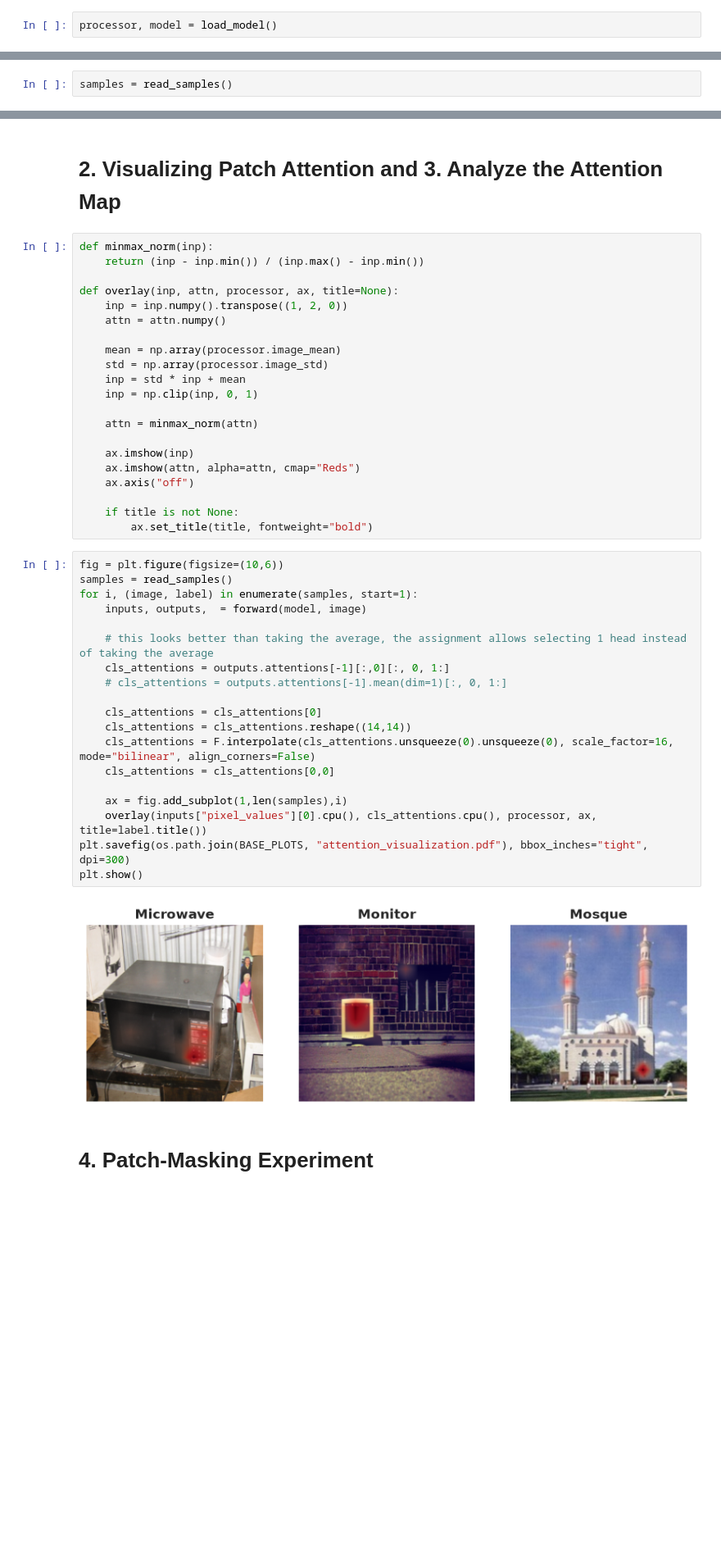
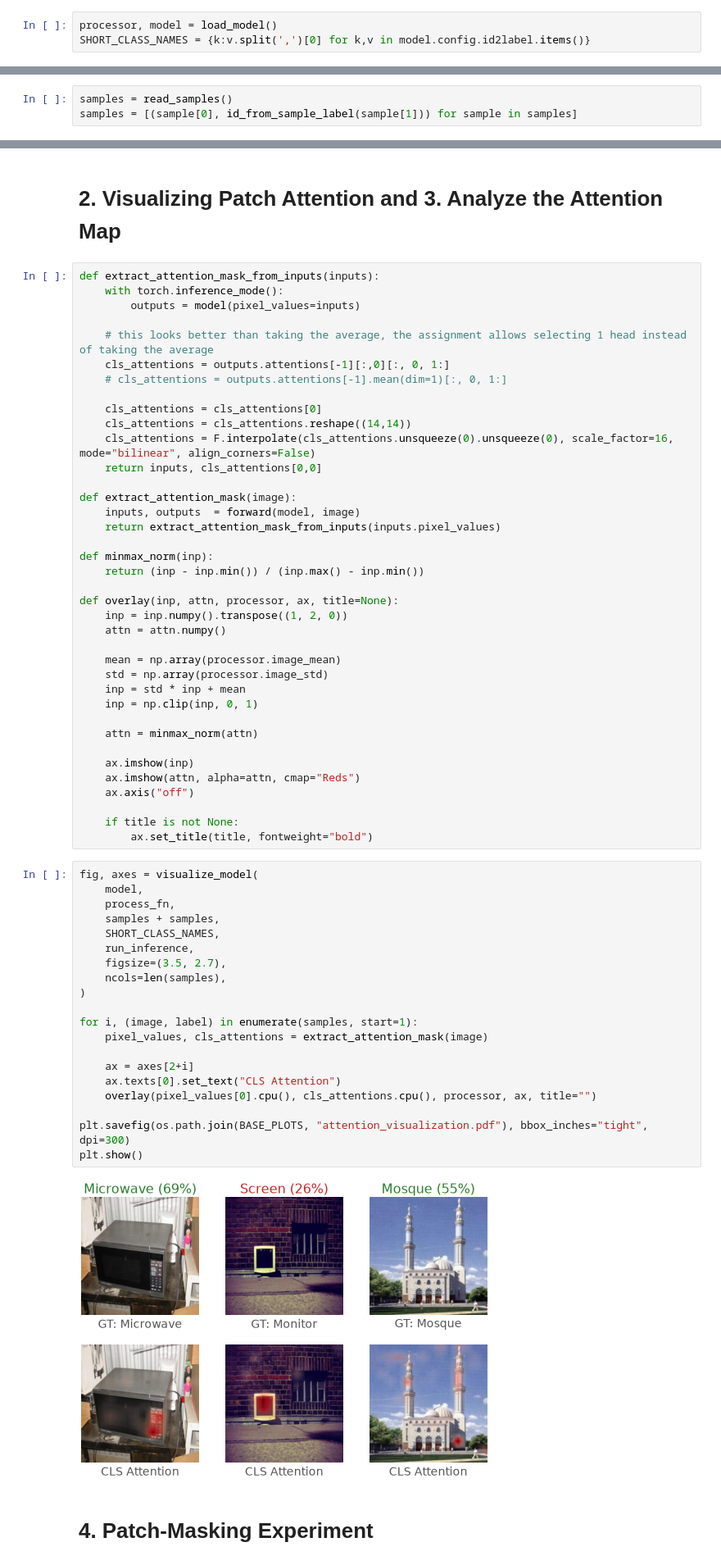
Before and after one commit to l-laidev/Advanced-Topics-in-Machine-Learning, a Jupyter notebook: PA0/Task 2 Understanding ViT.ipynb, the cells around one changed output, grey strips where cells are left out. Shown at 82% size. Saved outputs shown, nothing was run; the diff lists cells and outputs as text; blank space fills up the shorter version.

```diff
--- a/PA0/Task 2 Understanding ViT.ipynb
+++ b/PA0/Task 2 Understanding ViT.ipynb
@@ -40,6 +43,7 @@ def load_model():
     return processor, model
 # %%
 processor, model = load_model()
+SHORT_CLASS_NAMES = {k:v.split(',')[0] for k,v in model.config.id2label.items()}
 # %%
 def read_from_disk(path):
     return Image.open(path)
@@ -72,4 +81,5 @@ def run_inference(model, image):
     return inputs.pixel_values[0], predicted_label, confidence
 # %%
 samples = read_samples()
+samples = [(sample[0], id_from_sample_label(sample[1])) for sample in samples]
 # %%
@@ -81,6 +99,23 @@ plt.show()
 # %% [markdown]
 # 2. Visualizing Patch Attention and 3. Analyze the Attention Map
 # %%
+def extract_attention_mask_from_inputs(inputs):
+    with torch.inference_mode():
+        outputs = model(pixel_values=inputs)
+
+    # this looks better than taking the average, the assignment allows selecting 1 head instead of taking the average
+    cls_attentions = outputs.attentions[-1][:,0][:, 0, 1:]
+    # cls_attentions = outputs.attentions[-1].mean(dim=1)[:, 0, 1:]
+
+    cls_attentions = cls_attentions[0]
+    cls_attentions = cls_attentions.reshape((14,14))
+    cls_attentions = F.interpolate(cls_attentions.unsqueeze(0).unsqueeze(0), scale_factor=16, mode="bilinear", align_corners=False)
+    return inputs, cls_attentions[0,0]
+
+def extract_attention_mask(image):
+    inputs, outputs  = forward(model, image)
+    return extract_attention_mask_from_inputs(inputs.pixel_values)
+
 def minmax_norm(inp):
     return (inp - inp.min()) / (inp.max() - inp.min())
 
@@ -102,25 +137,26 @@ def overlay(inp, attn, processor, ax, title=None):
     if title is not None:
         ax.set_title(title, fontweight="bold")
 # %%
-fig = plt.figure(figsize=(10,6))
-samples = read_samples()
+fig, axes = visualize_model(
+    model,
+    process_fn,
+    samples + samples,
+    SHORT_CLASS_NAMES,
+    run_inference,
+    figsize=(3.5, 2.7),
+    ncols=len(samples),
+)
+
 for i, (image, label) in enumerate(samples, start=1):
-    inputs, outputs,  = forward(model, image)
+    pixel_values, cls_attentions = extract_attention_mask(image)
 
-    # this looks better than taking the average, the assignment allows selecting 1 head instead of taking the average
-    cls_attentions = outputs.attentions[-1][:,0][:, 0, 1:]
-    # cls_attentions = outputs.attentions[-1].mean(dim=1)[:, 0, 1:]
+    ax = axes[2+i]
+    ax.texts[0].set_text("CLS Attention")
+    overlay(pixel_values[0].cpu(), cls_attentions.cpu(), processor, ax, title="")
 
-    cls_attentions = cls_attentions[0]
-    cls_attentions = cls_attentions.reshape((14,14))
-    cls_attentions = F.interpolate(cls_attentions.unsqueeze(0).unsqueeze(0), scale_factor=16, mode="bilinear", align_corners=False)
-    cls_attentions = cls_attentions[0,0]
-
-    ax = fig.add_subplot(1,len(samples),i)
-    overlay(inputs["pixel_values"][0].cpu(), cls_attentions.cpu(), processor, ax, title=label.title())
 plt.savefig(os.path.join(BASE_PLOTS, "attention_visualization.pdf"), bbox_inches="tight", dpi=300)
 plt.show()
 # %% [output]
-[figure, old version]
+[figure, new version]
 # %% [markdown]
 # 4. Patch-Masking Experiment
```
Also changed, not shown: parts of 18 cells of this notebook, 14 other files.
